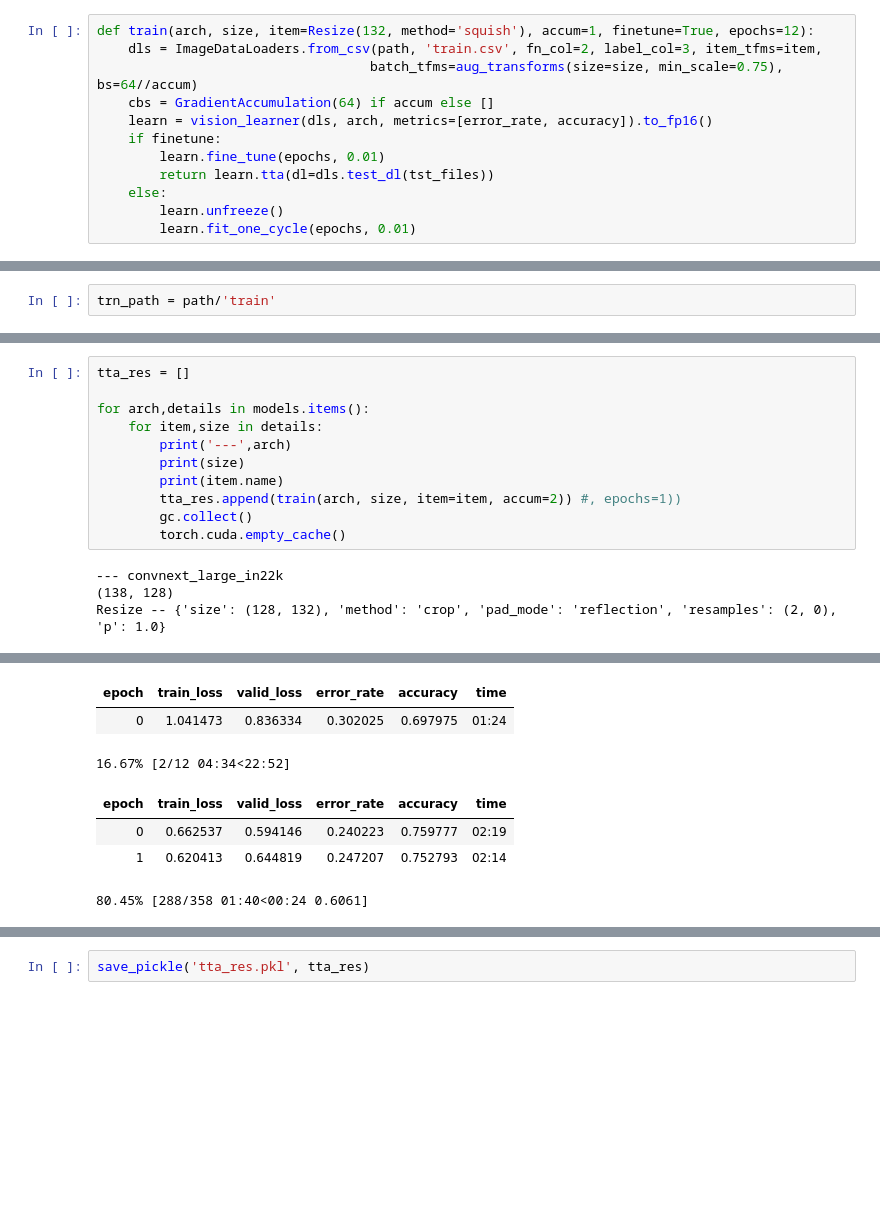
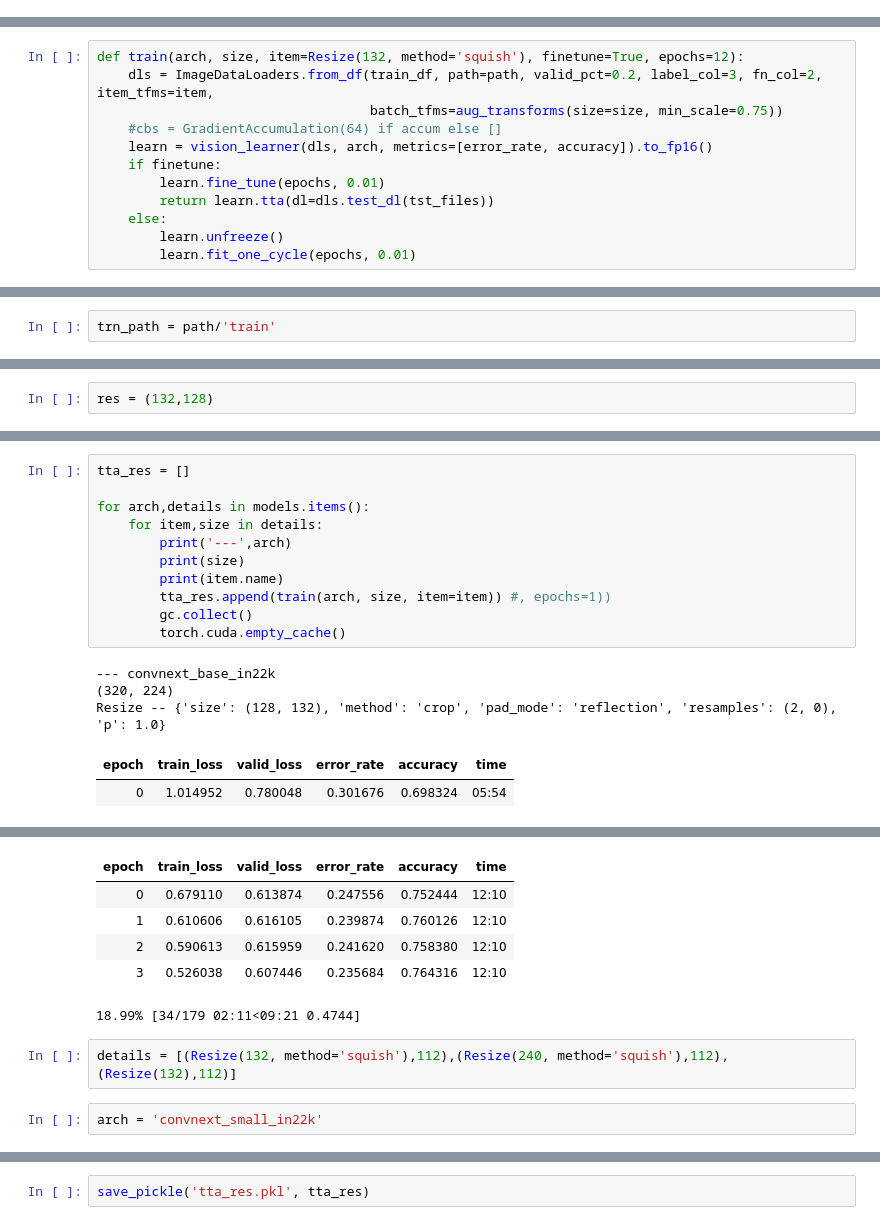
Before and after one commit to Meta-Sean/Practical-Deep-Learning, a Jupyter notebook: corncomp_pt3.ipynb, the cells around one changed output, grey strips where cells are left out. Drawn from its saved outputs; the diff is of its cells as text; blank space fills up the shorter version.

```diff
--- a/corncomp_pt3.ipynb
+++ b/corncomp_pt3.ipynb
@@ -42,18 +68,6 @@ train_df.head()
 | 2 | 3 | top | train/00003.png | broken |
 | 3 | 4 | top | train/00004.png | pure |
 | 4 | 5 | top | train/00005.png | discolored |
-# %%
-def train(arch, size, item=Resize(132, method='squish'), accum=1, finetune=True, epochs=12):
-    dls = ImageDataLoaders.from_csv(path, 'train.csv', fn_col=2, label_col=3, item_tfms=item,
-                                   batch_tfms=aug_transforms(size=size, min_scale=0.75), bs=64//accum)
-    cbs = GradientAccumulation(64) if accum else []
-    learn = vision_learner(dls, arch, metrics=[error_rate, accuracy]).to_fp16()
-    if finetune:
-        learn.fine_tune(epochs, 0.01)
-        return learn.tta(dl=dls.test_dl(tst_files))
-    else:
-        learn.unfreeze()
-        learn.fit_one_cycle(epochs, 0.01)
 # %%
 df = pd.read_csv(path/'train.csv')
 df.label.value_counts()
@@ -63,6 +77,18 @@ broken        4554
 discolored    2504
 silkcut       1427
 Name: label, dtype: int64
+# %%
+def train(arch, size, item=Resize(132, method='squish'), finetune=True, epochs=12):
+    dls = ImageDataLoaders.from_df(train_df, path=path, valid_pct=0.2, label_col=3, fn_col=2, item_tfms=item,
+                                   batch_tfms=aug_transforms(size=size, min_scale=0.75))
+    #cbs = GradientAccumulation(64) if accum else []
+    learn = vision_learner(dls, arch, metrics=[error_rate, accuracy]).to_fp16()
+    if finetune:
+        learn.fine_tune(epochs, 0.01)
+        return learn.tta(dl=dls.test_dl(tst_files))
+    else:
+        learn.unfreeze()
+        learn.fit_one_cycle(epochs, 0.01)
 # %%
 import gc
 def report_gpu():
@@ -111,0 +108,2 @@ trn_path = path/'train'
+# %%
+res = (132,128)
@@ -117,10 +126,12 @@ for arch,details in models.items():
         print('---',arch)
         print(size)
         print(item.name)
-        tta_res.append(train(arch, size, item=item, accum=2)) #, epochs=1))
+        tta_res.append(train(arch, size, item=item)) #, epochs=1))
         gc.collect()
         torch.cuda.empty_cache()
 # %% [output]
---- convnext_large_in22k
-(138, 128)
+--- convnext_base_in22k
+(320, 224)
 Resize -- {'size': (128, 132), 'method': 'crop', 'pad_mode': 'reflection', 'resamples': (2, 0), 'p': 1.0}
+| epoch | train_loss | valid_loss | error_rate | accuracy | time |
+| 0 | 1.014952 | 0.780048 | 0.301676 | 0.698324 | 05:54 |
@@ -128,7 +139,10 @@ Downloading: "https://dl.fbaipublicfiles.com/convnext/convnext_large_22k_224.pth
-| epoch | train_loss | valid_loss | error_rate | accuracy | time |
-| 0 | 1.041473 | 0.836334 | 0.302025 | 0.697975 | 01:24 |
+| epoch | train_loss | valid_loss | error_rate | accuracy | time |
+| 0 | 0.679110 | 0.613874 | 0.247556 | 0.752444 | 12:10 |
+| 1 | 0.610606 | 0.616105 | 0.239874 | 0.760126 | 12:10 |
+| 2 | 0.590613 | 0.615959 | 0.241620 | 0.758380 | 12:10 |
+| 3 | 0.526038 | 0.607446 | 0.235684 | 0.764316 | 12:10 |
-16.67% [2/12 04:34<22:52]
+18.99% [34/179 02:11<09:21 0.4744]
-| epoch | train_loss | valid_loss | error_rate | accuracy | time |
-| 0 | 0.662537 | 0.594146 | 0.240223 | 0.759777 | 02:19 |
-| 1 | 0.620413 | 0.644819 | 0.247207 | 0.752793 | 02:14 |
-80.45% [288/358 01:40<00:24 0.6061]
+# %%
+details = [(Resize(132, method='squish'),112),(Resize(240, method='squish'),112),(Resize(132),112)]
+# %%
+arch = 'convnext_small_in22k'
```
Also changed, not shown: parts of 18 cells of this notebook.
